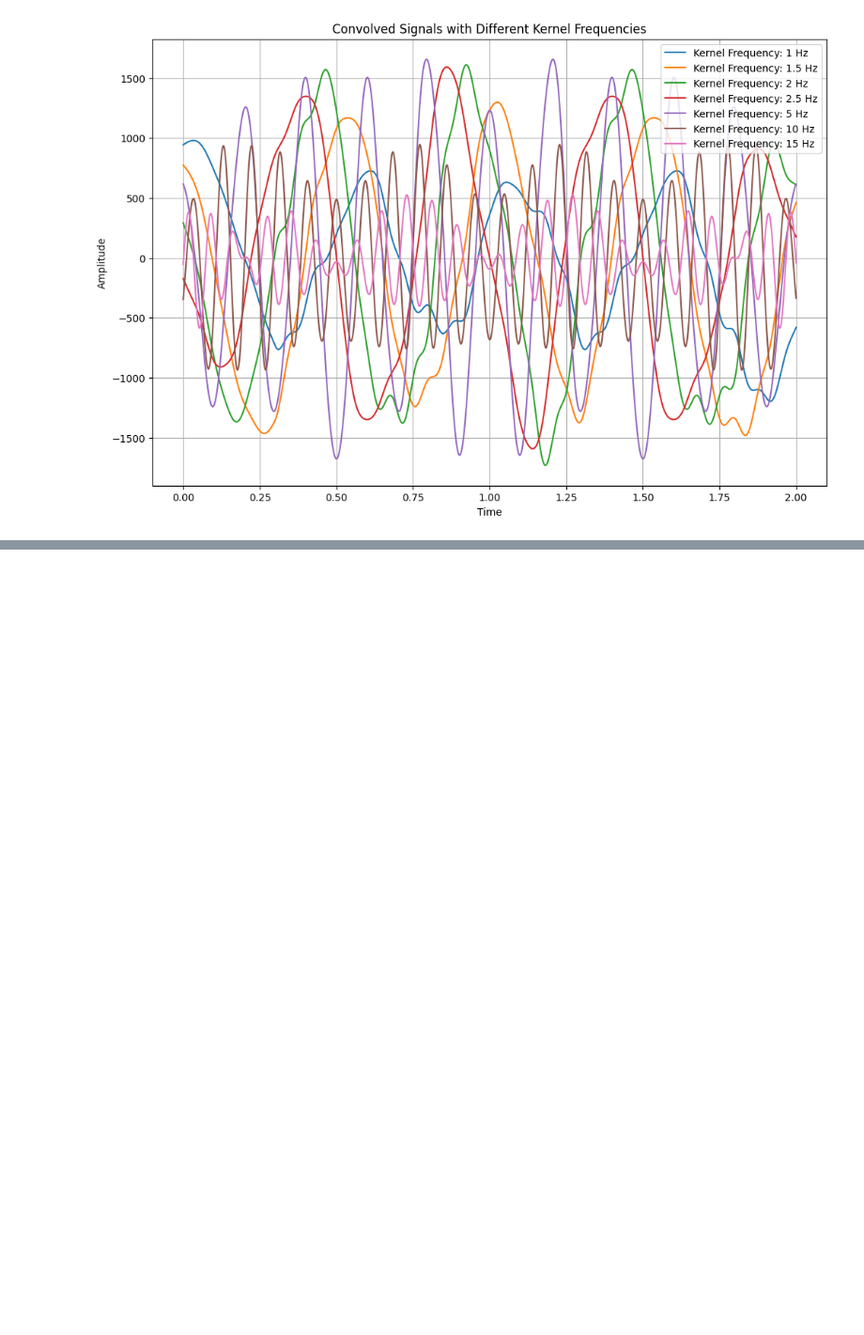
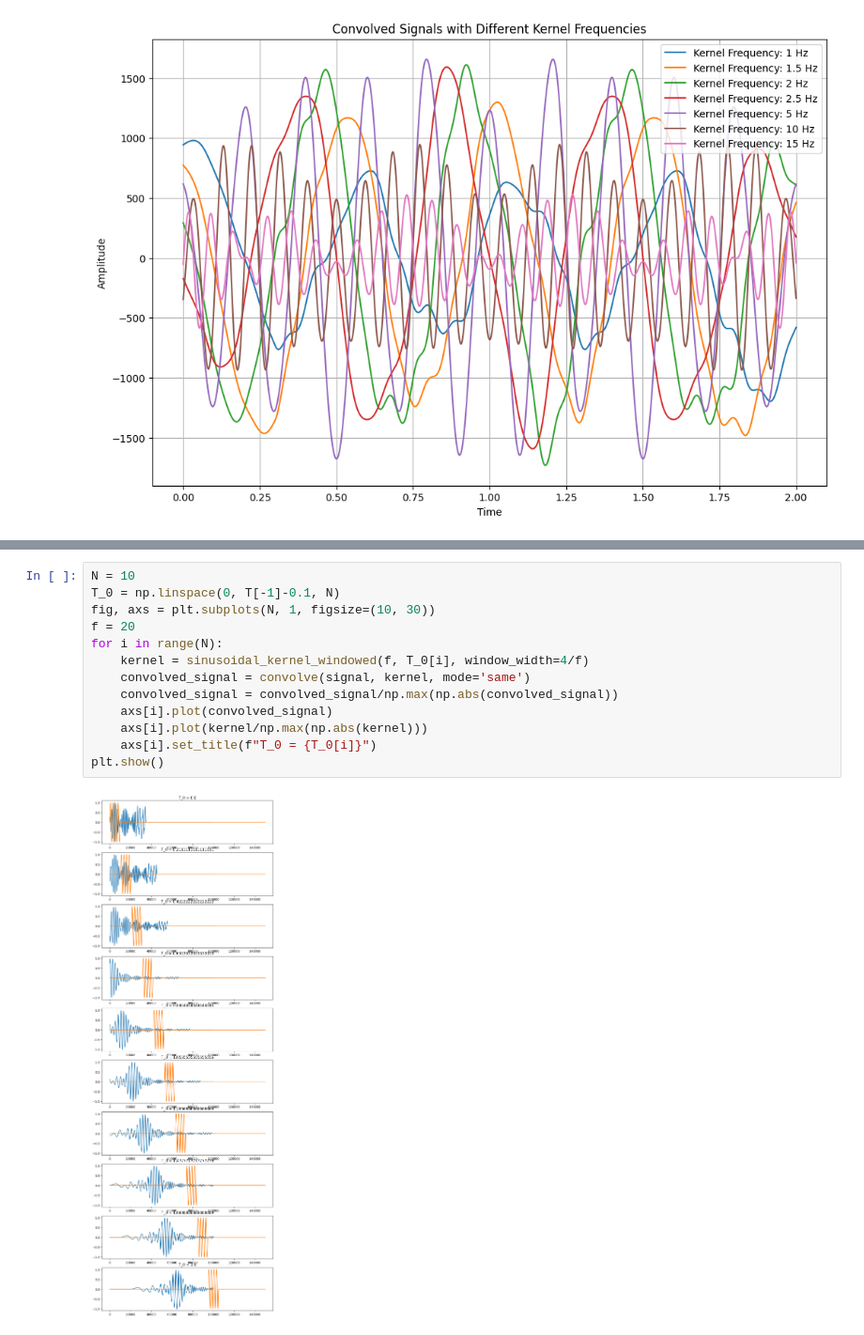
Before and after one commit to J-Guevara12/Procesamiento_digital, a Jupyter notebook: 4_convolution.ipynb, the cells around one changed output, grey strips where cells are left out. Shown at 94% size. Cells and saved outputs as stored; diff of their text form; blank space fills up the shorter version.

```diff
--- a/4_convolution.ipynb
+++ b/4_convolution.ipynb
@@ -78,0 +132,15 @@ plt.show()
+# %%
+N = 10
+T_0 = np.linspace(0, T[-1]-0.1, N)
+fig, axs = plt.subplots(N, 1, figsize=(10, 30))
+f = 20
+for i in range(N):
+    kernel = sinusoidal_kernel_windowed(f, T_0[i], window_width=4/f)
+    convolved_signal = convolve(signal, kernel, mode='same')
+    convolved_signal = convolved_signal/np.max(np.abs(convolved_signal))
+    axs[i].plot(convolved_signal)
+    axs[i].plot(kernel/np.max(np.abs(kernel)))
+    axs[i].set_title(f"T_0 = {T_0[i]}")
+plt.show()
+# %% [output]
+[figure, added]
```
Also changed, not shown: parts of 3 cells of this notebook.
